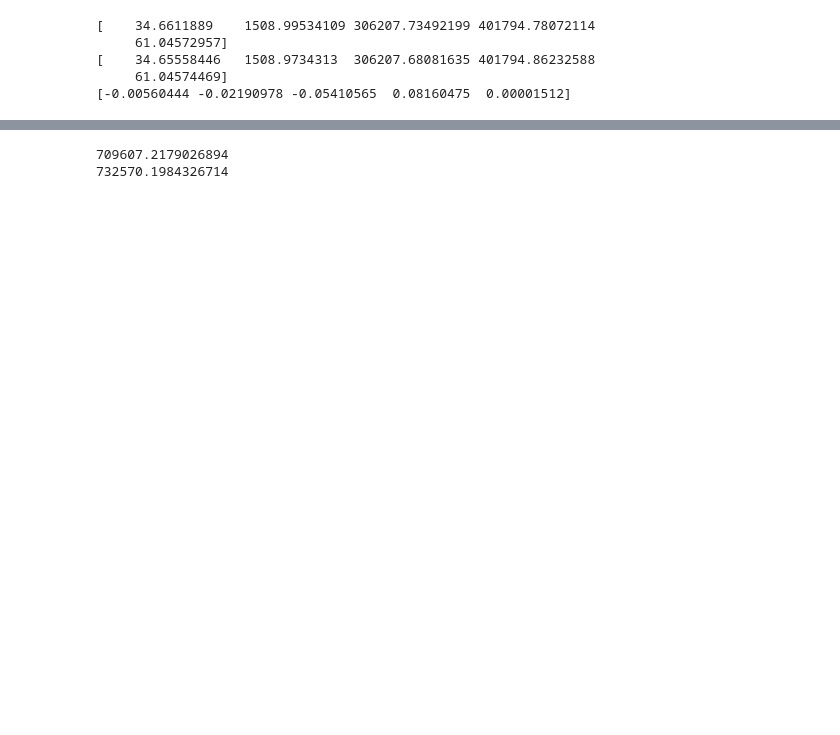
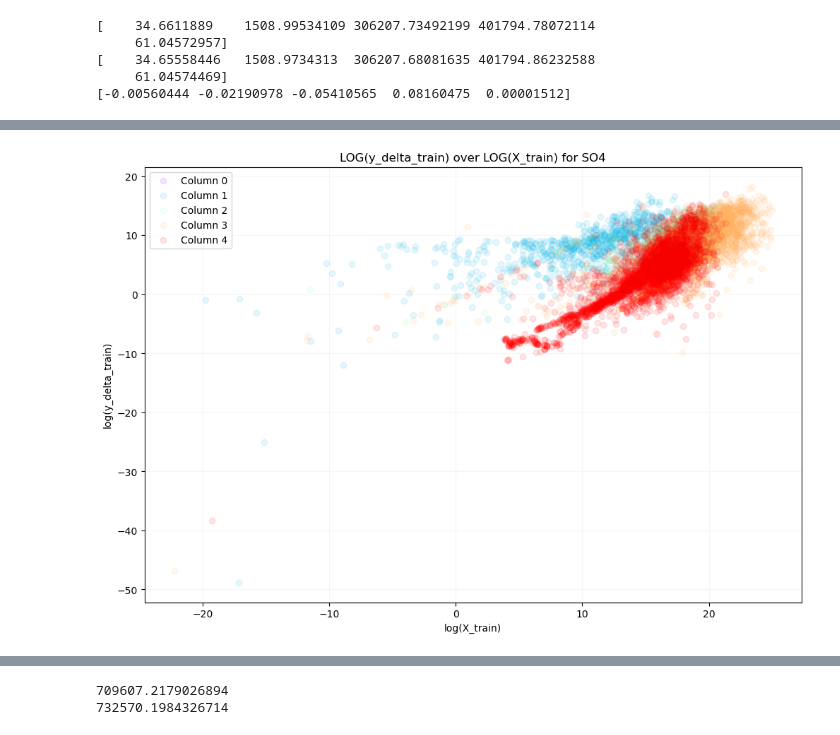
Before and after one commit to kimbente/massconserving_aerosols, a Jupyter notebook: explore_data.ipynb, the cells around one changed output, grey strips where cells are left out. Saved outputs shown, nothing was run; the diff lists cells and outputs as text; code cells hidden in the pictures; blank space fills up the shorter version.

```diff
--- a/explore_data.ipynb
+++ b/explore_data.ipynb
@@ -90,0 +186,34 @@ print(y_train_24[i, [0, 1, 2, 3, 4]] - X_train_24[i, [0, 1, 2, 3, 4]])
+# %%
+import matplotlib.pyplot as plt
+import numpy as np
+import matplotlib.cm as cm
+
+# Choose one species to work with, e.g., 'so4'
+species = 'so4'
+indices = species_indices[species]  # Get the indices for the chosen species
+
+# Create a figure
+plt.figure(figsize=(12, 8))
+
+# Get a colormap with distinct colors
+colors = cm.rainbow(np.linspace(0, 1, len(indices)))
+
+# Plot each column with a different color
+for i, idx in enumerate(indices):
+    plt.scatter(
+        np.log(X_train_24[random_indices, idx]),
+        np.log(y_delta_train_24[random_indices, idx]),
+        alpha = 0.1,
+        color=colors[i],
+        label=f'Column {idx}'  # You can replace with more descriptive labels if available
+    )
+
+plt.xlabel('log(X_train)')
+plt.ylabel('log(y_delta_train)')
+plt.title(f'LOG(y_delta_train) over LOG(X_train) for {species.upper()}')
+plt.legend()
+plt.grid(True, alpha = 0.1)
+
+plt.show()
+# %% [output]
+[figure, added]
```
Also changed, not shown: parts of 26 cells of this notebook, 6 other files.
